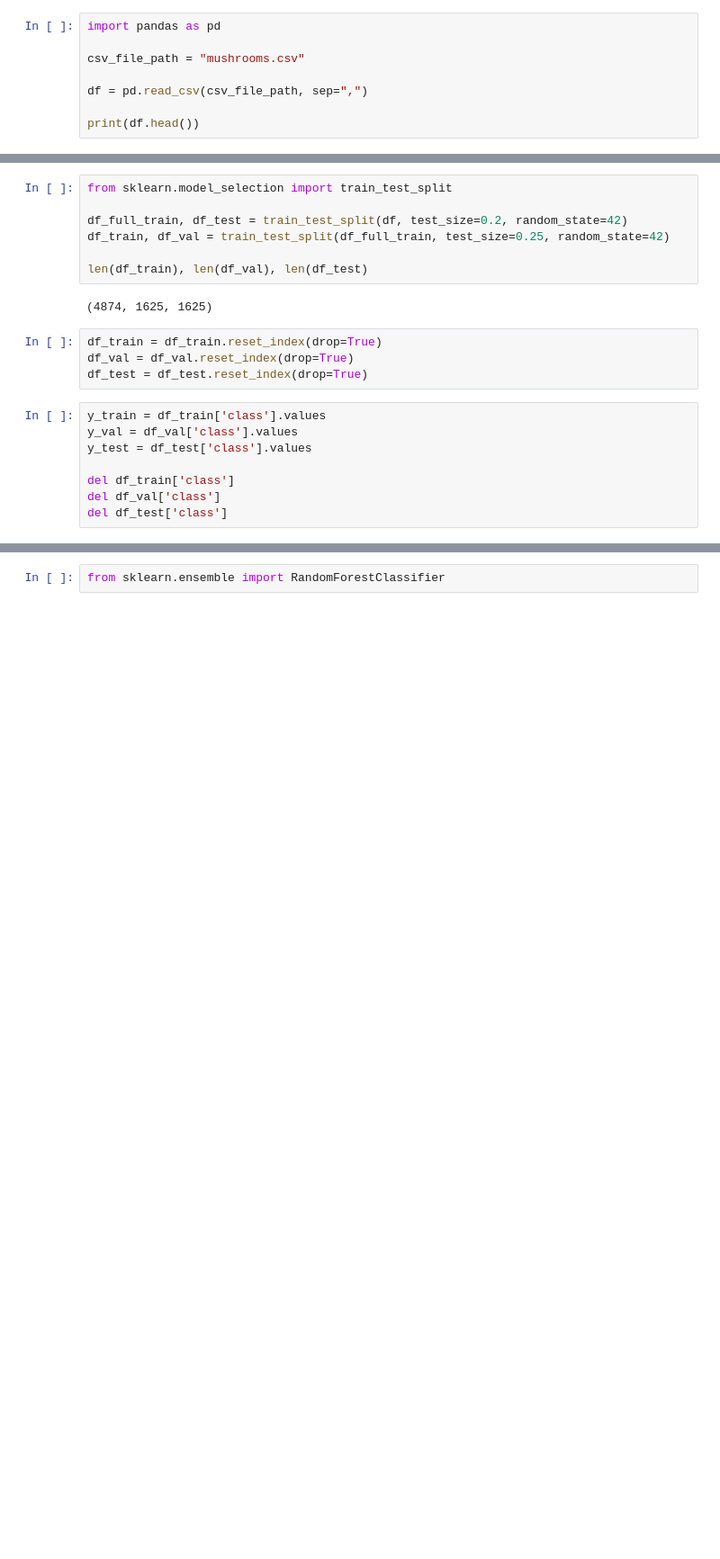
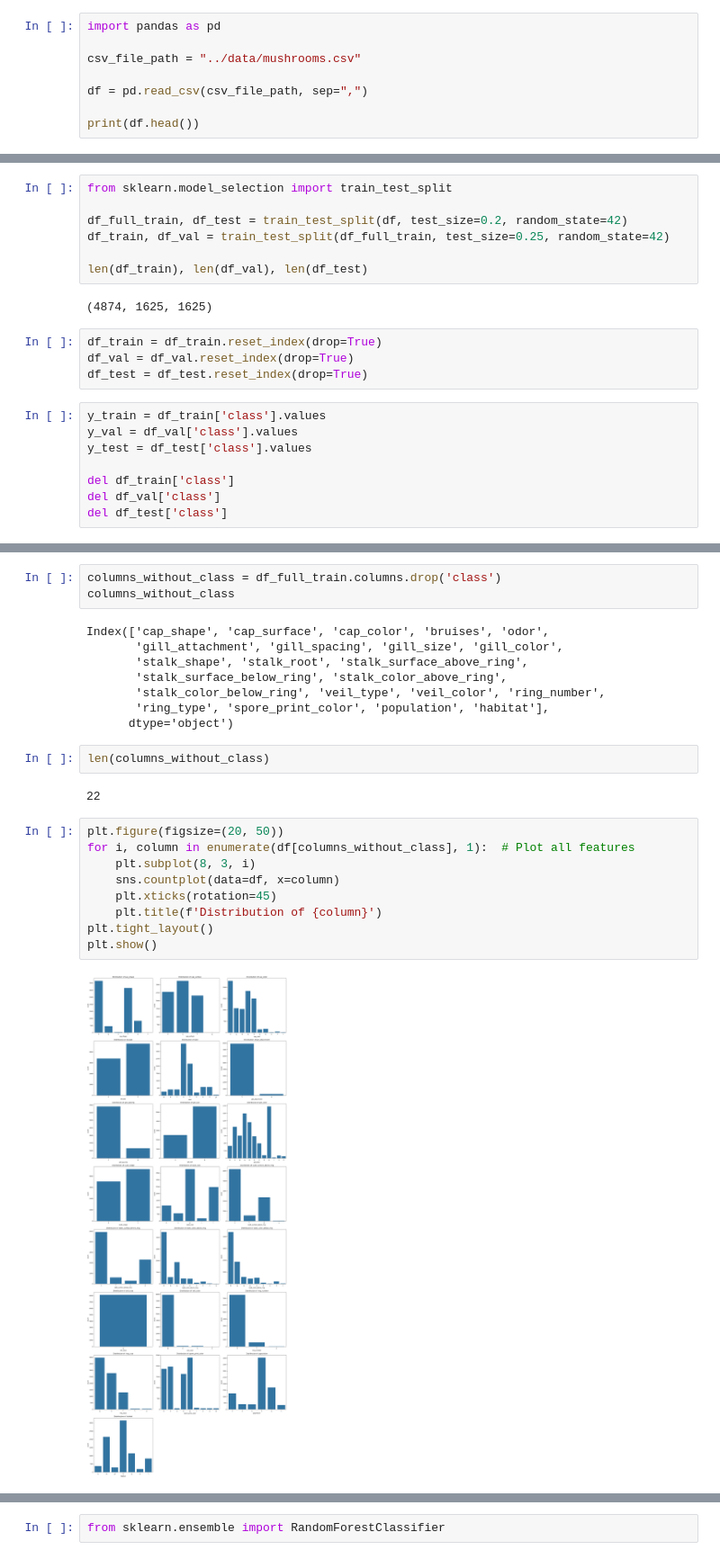
Before and after one commit to janagroening/mushroom_classification, a Jupyter notebook: notebooks/midterm_project.ipynb, the cells around one changed output, grey strips where cells are left out. Shown at 90% size. Saved outputs shown, nothing was run; the diff lists cells and outputs as text; blank space fills up the shorter version.

Commit message:
Finished the Eda, training of the models and model selection

```diff
--- a/notebooks/midterm_project.ipynb
+++ b/notebooks/midterm_project.ipynb
@@ -30,7 +30,7 @@ Archive:  mushroom-classification
 # %%
 import pandas as pd
 
-csv_file_path = "mushrooms.csv"
+csv_file_path = "../data/mushrooms.csv"
 
 df = pd.read_csv(csv_file_path, sep=",")
 
@@ -178,0 +202,26 @@ del df_test['class']
+# %%
+columns_without_class = df_full_train.columns.drop('class')
+columns_without_class
+# %% [output]
+Index(['cap_shape', 'cap_surface', 'cap_color', 'bruises', 'odor',
+       'gill_attachment', 'gill_spacing', 'gill_size', 'gill_color',
+       'stalk_shape', 'stalk_root', 'stalk_surface_above_ring',
+       'stalk_surface_below_ring', 'stalk_color_above_ring',
+       'stalk_color_below_ring', 'veil_type', 'veil_color', 'ring_number',
+       'ring_type', 'spore_print_color', 'population', 'habitat'],
+      dtype='object')
+# %%
+len(columns_without_class)
+# %% [output]
+22
+# %%
+plt.figure(figsize=(20, 50))
+for i, column in enumerate(df[columns_without_class], 1):  # Plot all features
+    plt.subplot(8, 3, i)
+    sns.countplot(data=df, x=column)
+    plt.xticks(rotation=45)
+    plt.title(f'Distribution of {column}')
+plt.tight_layout()
+plt.show()
+# %% [output]
+[figure, added]
```
Also changed, not shown: parts of 74 cells of this notebook, 2 other files.
